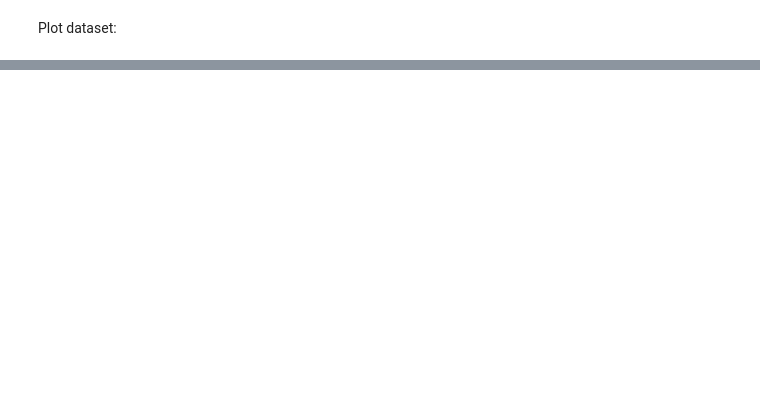
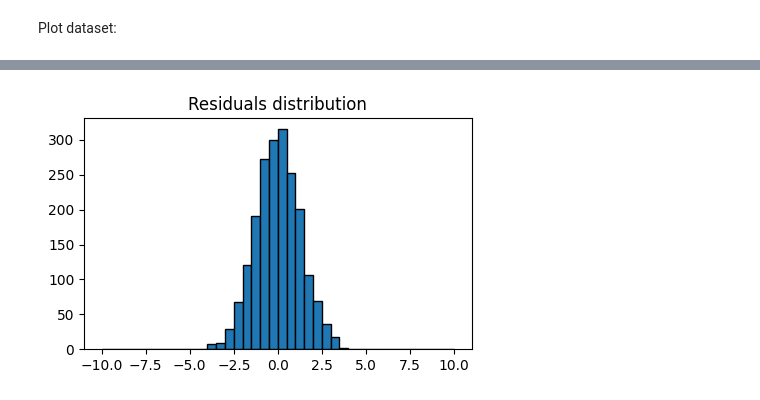
Before and after one commit to robetatis/expstudynotes, a Jupyter notebook: did.ipynb, the cells around one changed output, grey strips where cells are left out. Saved outputs shown, nothing was run; the diff lists cells and outputs as text; code cells hidden in the pictures; blank space fills up the shorter version.

```diff
--- a/did.ipynb
+++ b/did.ipynb
@@ -198,0 +169,6 @@ ValueError: x and y must be the same size
+# %%
+# DiD regression
+model = smf.ols("outcome ~ time + treatment + post + interaction", data=df).fit()
+
+# Print results
+print(model.summary())
@@ -198,0 +193,7 @@ ValueError: x and y must be the same size
+# %%
+fig, ax = plt.subplots(figsize=(5, 3))
+ax.set_title('Residuals distribution')
+ax.hist(model.resid, bins=np.arange(-10, 10.5, 0.5), edgecolor='black')
+plt.show()
+# %% [output]
+[figure, added]
```
Also changed, not shown: parts of 15 cells of this notebook, 1 other file.
